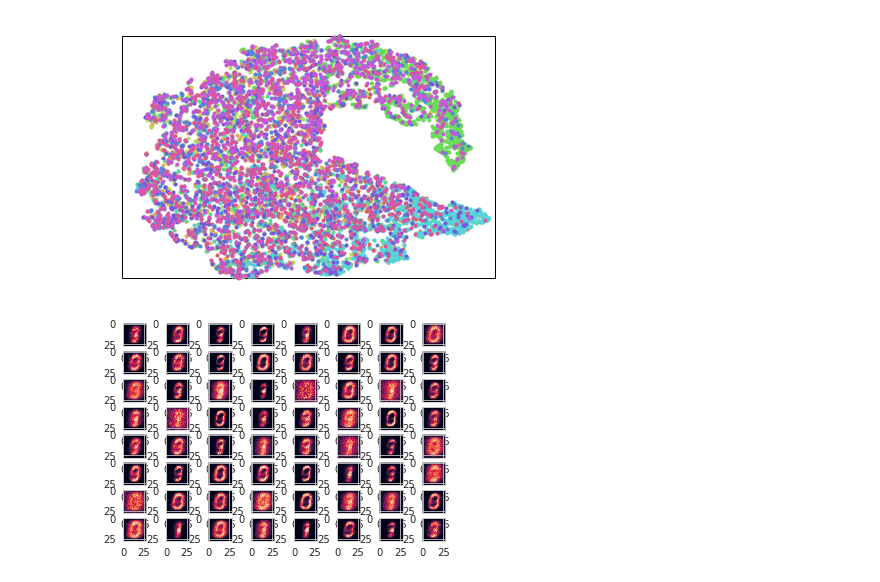
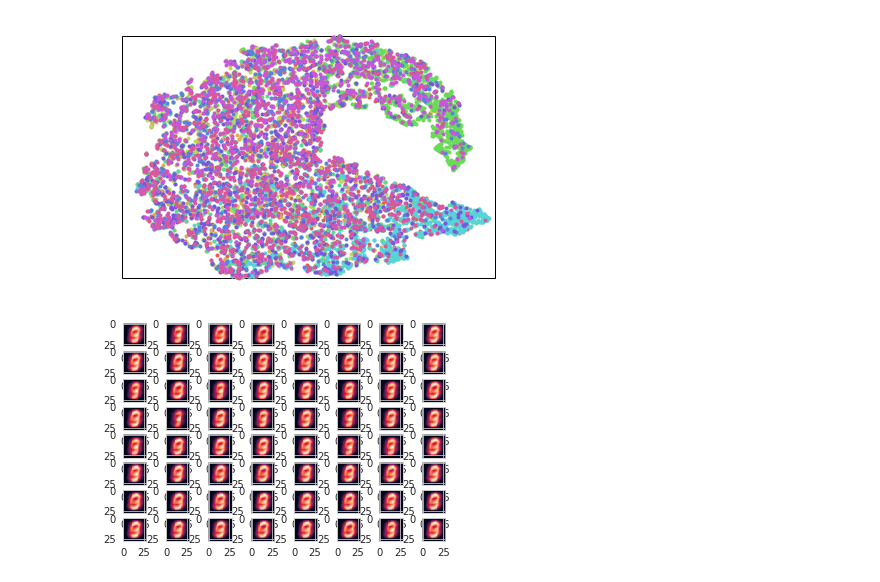
Before and after one commit to wittenator/pimai, a Jupyter notebook: src/notebook/src/Autoencoder.ipynb, the cells around one changed output. Saved outputs shown, nothing was run; the diff lists cells and outputs as text; code cells hidden in the pictures.

```diff
--- a/src/notebook/src/Autoencoder.ipynb
+++ b/src/notebook/src/Autoencoder.ipynb
@@ -268,7 +268,7 @@ class VAE(Autoencoder):
         # 0.5 * sum(1 + log(sigma^2) - mu^2 - sigma^2)
         KLD = -0.5 * torch.sum(1 + logvar - mu.pow(2) - logvar.exp())
 
-        return BCE #+ KLD
+        return BCE + KLD
 
     def compute_loss_train(self, data, target):
         recon_batch, mu, logvar = self(data)
@@ -465,10 +465,14 @@ sbvae.visualize_embeddings(-1)
 # %% [output]
 [figure]
 # %%
-sample = torch.randn(64, 50).to(device)
+from torch.distributions.beta import Beta
+sample = Beta(torch.tensor([1.0]), torch.tensor([5.0])).rsample([64,50]).squeeze().to(device)
+cumprods = torch.cat((torch.ones([64, 1], device=device), torch.cumprod(1-sample, axis=1)), dim=1)
+sample = cumprods[:,:-1]*sample
+sample[:, -1] = 1- sample[:, :-1].sum(axis=1)
 sample = torch.sigmoid(sbvae.decode(sample)).reshape(64, 28, 28).cpu().detach().numpy()
 f, axarr = plt.subplots(8,8)
 for i in range(64):
   axarr[i//8,i%8].imshow(sample[i])
 # %% [output]
-[figure, old version]
+[figure, new version]
```
Also changed, not shown: parts of 3 cells of this notebook.
